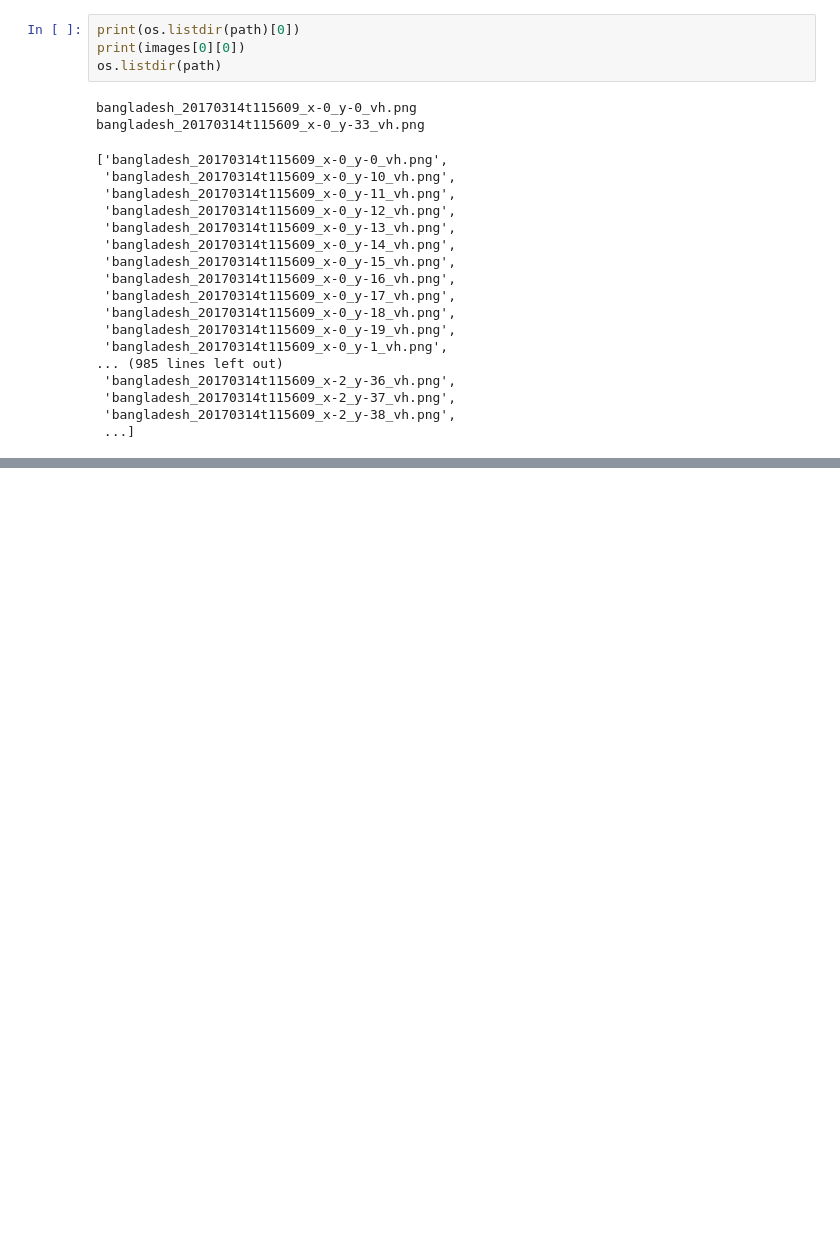
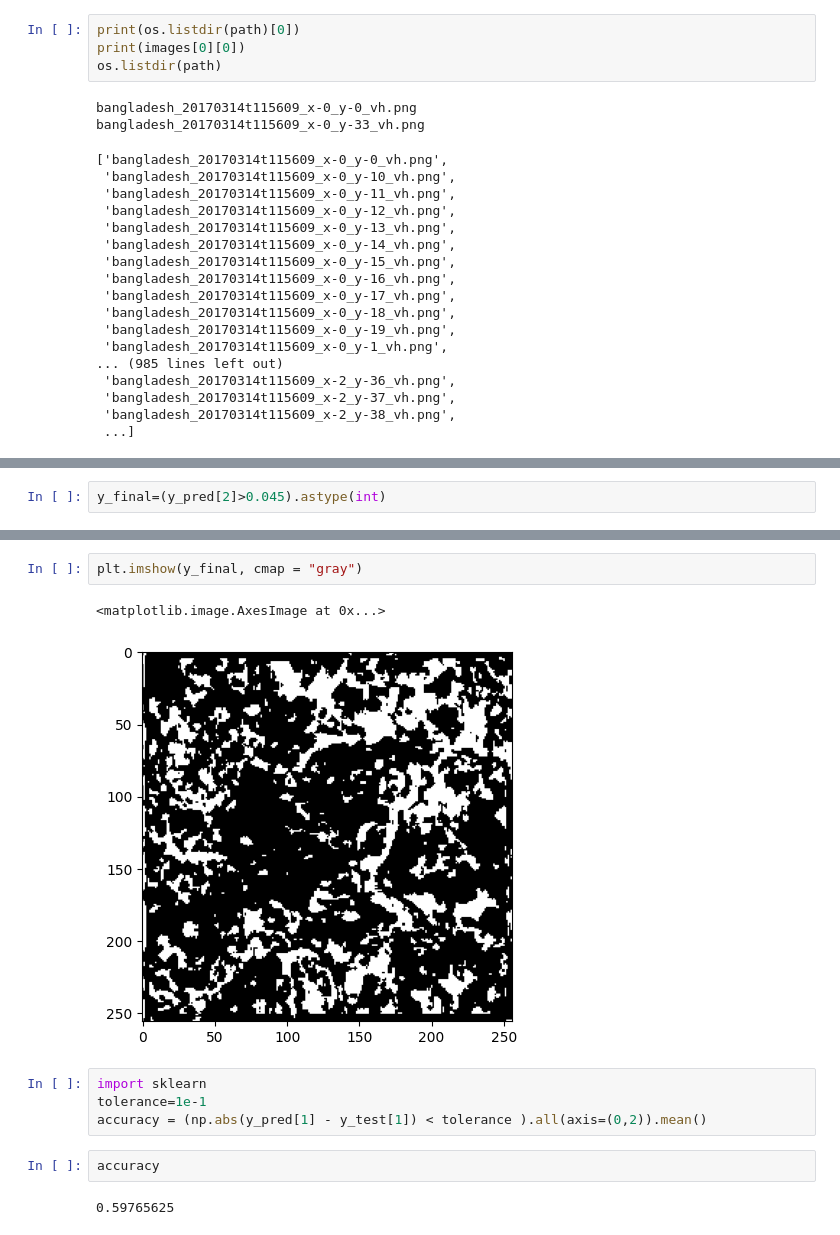
Before and after one commit to MohdJunaiduddin/flood_detection_tb, a Jupyter notebook: b.ipynb, the cells around one changed output, grey strips where cells are left out. Saved outputs shown, nothing was run; the diff lists cells and outputs as text; blank space fills up the shorter version.

```diff
--- a/b.ipynb
+++ b/b.ipynb
@@ -734,0 +841,2 @@ len(x_train[0][0][0][0])
+# %%
+y_final=(y_pred[2]>0.045).astype(int)
@@ -734,0 +863,13 @@ len(x_train[0][0][0][0])
+# %%
+plt.imshow(y_final, cmap = "gray")
+# %% [output]
+<matplotlib.image.AxesImage at 0x...>
+[figure, added]
+# %%
+import sklearn
+tolerance=1e-1
+accuracy = (np.abs(y_pred[1] - y_test[1]) < tolerance ).all(axis=(0,2)).mean()
+# %%
+accuracy
+# %% [output]
+0.59765625
```
Also changed, not shown: parts of 52 cells of this notebook, 2 other files.
